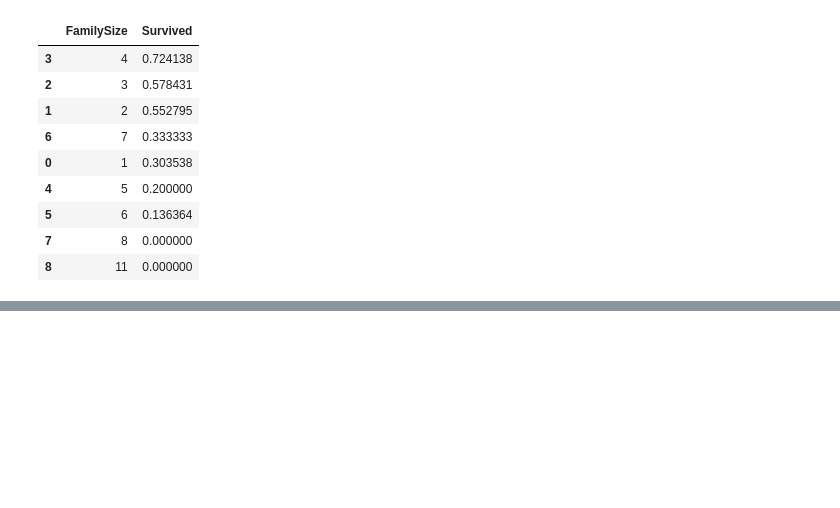
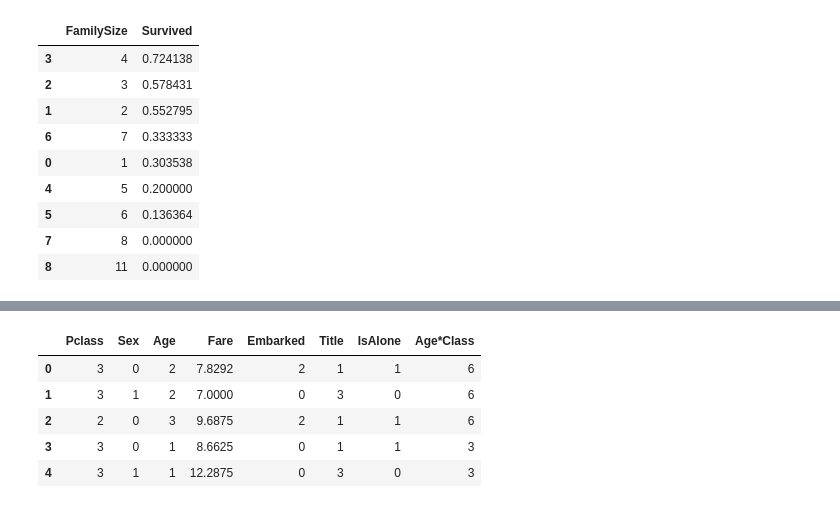
Before and after one commit to malcolmmathew-zz/kaggle-titanic, a Jupyter notebook: Titanic.ipynb, the cells around one changed output, grey strips where cells are left out. Cells and saved outputs as stored; diff of their text form; code cells hidden in the pictures; blank space fills up the shorter version.

```diff
--- a/Titanic.ipynb
+++ b/Titanic.ipynb
@@ -394,0 +463,10 @@ for dataset in combine:
+# %%
+test_df['Fare'].fillna(test_df['Fare'].dropna().median(), inplace=True)
+test_df.head()
+# %% [output]
+|  | Pclass | Sex | Age | Fare | Embarked | Title | IsAlone | Age*Class |
+| 0 | 3 | 0 | 2 | 7.8292 | 2 | 1 | 1 | 6 |
+| 1 | 3 | 1 | 2 | 7.0000 | 0 | 3 | 0 | 6 |
+| 2 | 2 | 0 | 3 | 9.6875 | 2 | 1 | 1 | 6 |
+| 3 | 3 | 0 | 1 | 8.6625 | 0 | 1 | 1 | 3 |
+| 4 | 3 | 1 | 1 | 12.2875 | 0 | 3 | 0 | 3 |
```
Also changed, not shown: parts of 9 cells of this notebook.
